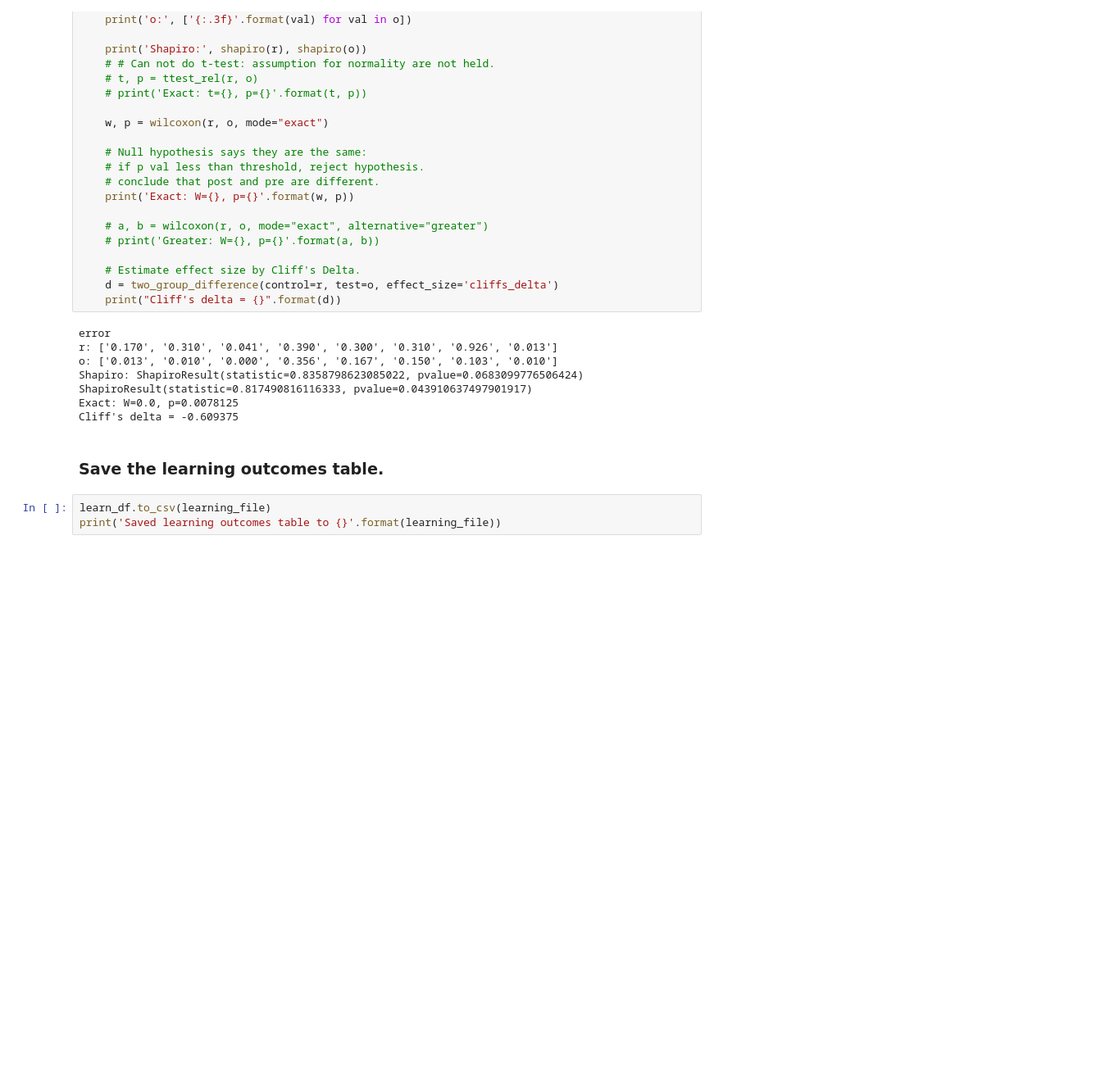
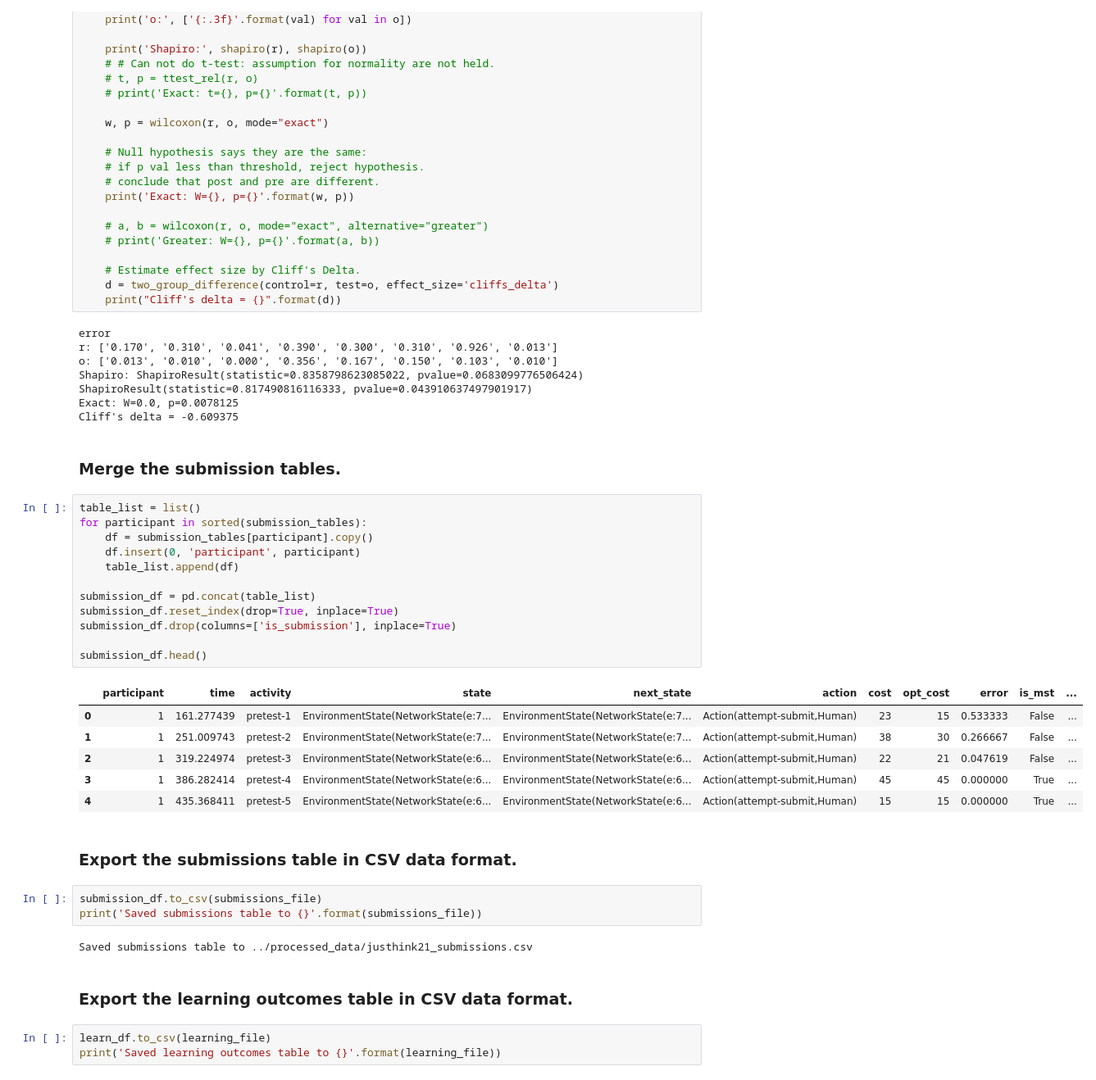
Before and after one commit to utku-norman/justhink-preexp-analysis, a Jupyter notebook: analysis/tools/3_RQ1_measure_learning_outcomes.ipynb, the cells around one changed output. Shown: that part at 82% size. Cells and saved outputs as stored; diff of their text form; blank space fills up the shorter version.

Commit message:
Export submissions table and rerun

```diff
--- a/analysis/tools/3_RQ1_measure_learning_outcomes.ipynb
+++ b/analysis/tools/3_RQ1_measure_learning_outcomes.ipynb
@@ -515,8 +516,36 @@ o: ['0.013', '0.010', '0.000', '0.356', '0.167', '0.150', '0.103', '0.010']
 Shapiro: ShapiroResult(statistic=0.8358798623085022, pvalue=0.0683099776506424) ShapiroResult(statistic=0.817490816116333, pvalue=0.043910637497901917)
 Exact: W=0.0, p=0.0078125
 Cliff's delta = -0.609375
+# %% [markdown]
+### Merge the submission tables.
+# %%
+table_list = list()
+for participant in sorted(submission_tables):
+    df = submission_tables[participant].copy()
+    df.insert(0, 'participant', participant)
+    table_list.append(df)
+
+submission_df = pd.concat(table_list)
+submission_df.reset_index(drop=True, inplace=True)
+submission_df.drop(columns=['is_submission'], inplace=True)
+
+submission_df.head()
+# %% [output]
+|  | participant | time | activity | state | next_state | action | cost | opt_cost | error | is_mst | ... |
+| 0 | 1 | 161.277439 | pretest-1 | EnvironmentState(NetworkState(e:7... | EnvironmentState(NetworkState(e:7... | Action(attempt-submit,Human) | 23 | 15 | 0.533333 | False | ... |
+| 1 | 1 | 251.009743 | pretest-2 | EnvironmentState(NetworkState(e:7... | EnvironmentState(NetworkState(e:7... | Action(attempt-submit,Human) | 38 | 30 | 0.266667 | False | ... |
+| 2 | 1 | 319.224974 | pretest-3 | EnvironmentState(NetworkState(e:6... | EnvironmentState(NetworkState(e:6... | Action(attempt-submit,Human) | 22 | 21 | 0.047619 | False | ... |
+| 3 | 1 | 386.282414 | pretest-4 | EnvironmentState(NetworkState(e:6... | EnvironmentState(NetworkState(e:6... | Action(attempt-submit,Human) | 45 | 45 | 0.000000 | True | ... |
+| 4 | 1 | 435.368411 | pretest-5 | EnvironmentState(NetworkState(e:6... | EnvironmentState(NetworkState(e:6... | Action(attempt-submit,Human) | 15 | 15 | 0.000000 | True | ... |
+# %% [markdown]
+### Export the submissions table in CSV data format.
+# %%
+submission_df.to_csv(submissions_file)
+print('Saved submissions table to {}'.format(submissions_file))
+# %% [output]
+Saved submissions table to ../processed_data/justhink21_submissions.csv
 # %% [markdown]
-### Save the learning outcomes table.
+### Export the learning outcomes table in CSV data format.
 # %%
 learn_df.to_csv(learning_file)
 print('Saved learning outcomes table to {}'.format(learning_file))
```
Also changed, not shown: parts of 2 cells of this notebook, 5 other files.
